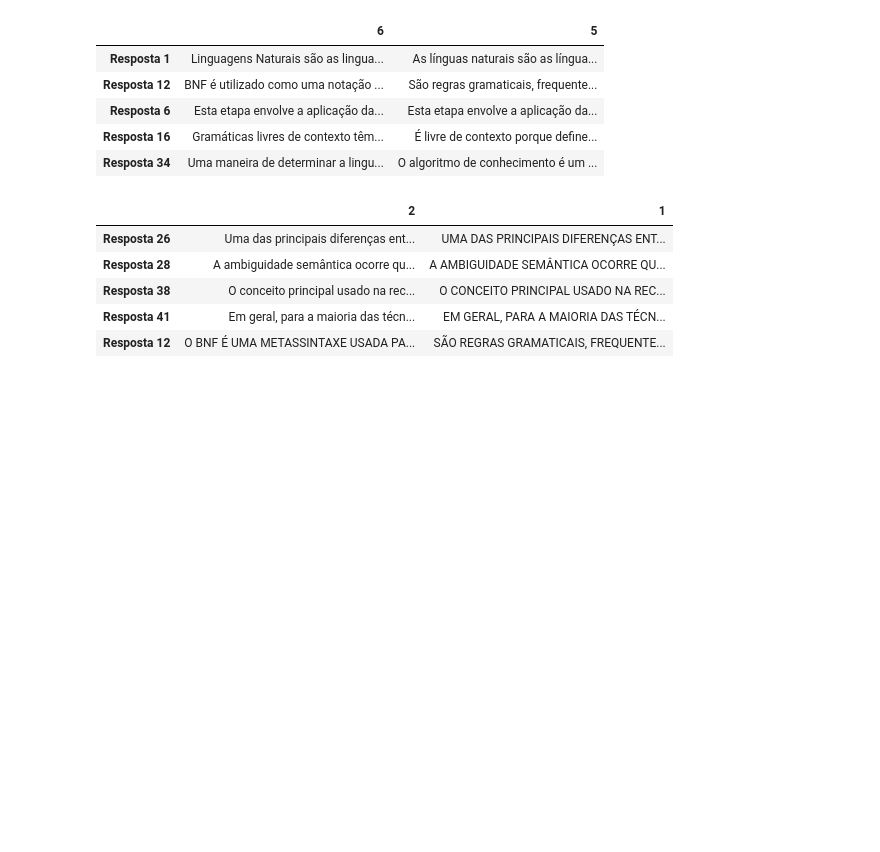
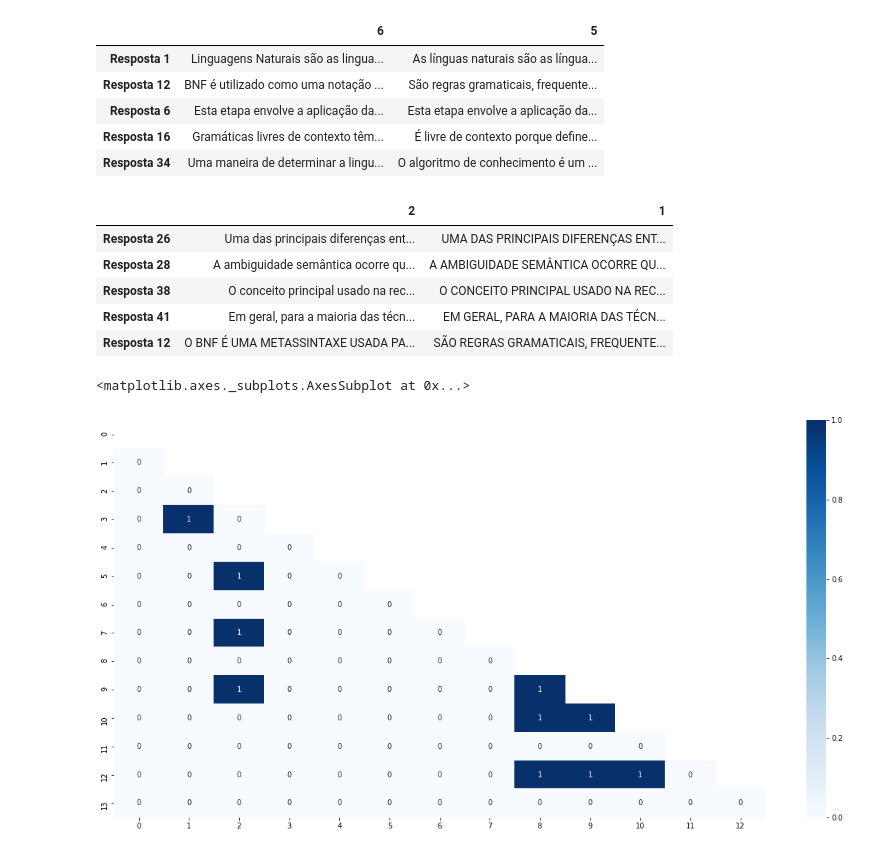
Before and after one commit to luanagbmartins/inteligencia-artificial, a Jupyter notebook: Módulo 6 - Processamento de Linguagem Natural/AP_06_ LuanaGuedes_RuanChaves_ThiagoMonteles.ipynb, the cells around one changed output. Cells and saved outputs as stored; diff of their text form; code cells hidden in the pictures; blank space fills up the shorter version.

Commit message:
unique sample

```diff
--- a/Módulo 6 - Processamento de Linguagem Natural/AP_06_ LuanaGuedes_RuanChaves_ThiagoMonteles.ipynb
+++ b/Módulo 6 - Processamento de Linguagem Natural/AP_06_ LuanaGuedes_RuanChaves_ThiagoMonteles.ipynb
@@ -303,3 +303,22 @@ pd.read_csv(source, sep=";").iloc[[2,1]].transpose().sample(5)
 | Resposta 38 | O conceito principal usado na rec... | O CONCEITO PRINCIPAL USADO NA REC... |
 | Resposta 41 | Em geral, para a maioria das técn... | EM GERAL, PARA A MAIORIA DAS TÉCN... |
 | Resposta 12 | O BNF É UMA METASSINTAXE USADA PA... | SÃO REGRAS GRAMATICAIS, FREQUENTE... |
+# %%
+source = 'sample.csv'
+pd.DataFrame(pd.read_csv(source, sep=";").iloc[:, 0]).to_csv(source, sep=';')
+# %%
+data_dict = preprocess(source)
+# %%
+model_dict = tfidf(data_dict)
+# %%
+dataplot = get_dict(preprocess_dict=data_dict,
+                    dataplot=get_dataplot(data_dict, model_dict),
+                    threshold=0.5)
+
+mask = np.zeros_like(dataplot, dtype=np.bool)
+mask[np.triu_indices_from(mask)] = True
+
+sns.heatmap(data=pd.DataFrame(dataplot), mask=mask, cmap='Blues', annot=True)
+# %% [output]
+<matplotlib.axes._subplots.AxesSubplot at 0x...>
+[figure, added]
```
Also changed, not shown: parts of 1 cell of this notebook, 1 other file.
